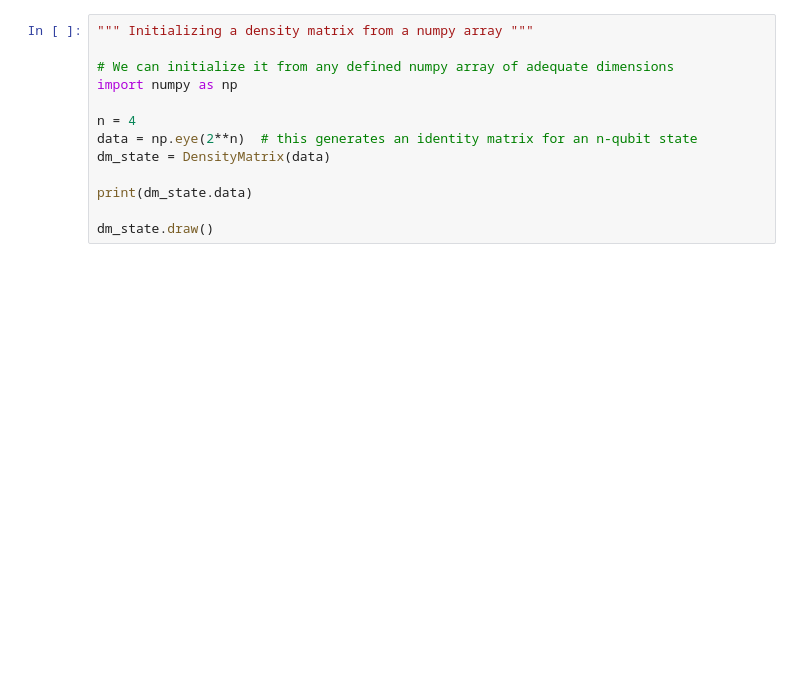
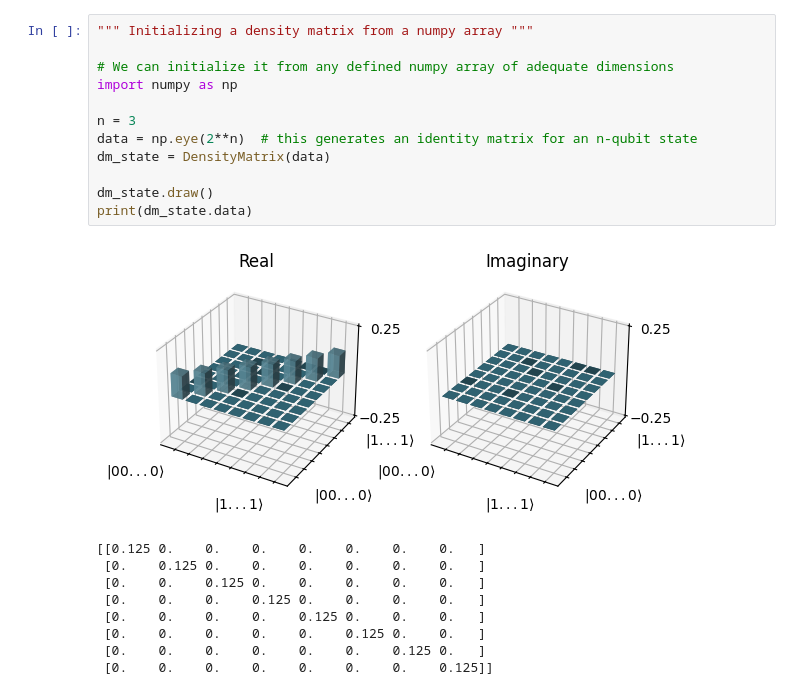
Before and after one commit to graphiq-dev/graphiq, a Jupyter notebook: docs/examples/startup_guide/2_states.ipynb, the cells around one changed output. Cells and saved outputs as stored; diff of their text form; blank space fills up the shorter version.

```diff
--- a/docs/examples/startup_guide/2_states.ipynb
+++ b/docs/examples/startup_guide/2_states.ipynb
@@ -42,16 +41,25 @@ ImportError: dlopen(/Library/Frameworks/Python.framework/Versions/3.10/lib/pytho
 # %%
 """ Initializing a density matrix from a numpy array """
 
 # We can initialize it from any defined numpy array of adequate dimensions
 import numpy as np
 
-n = 4
+n = 3
 data = np.eye(2**n)  # this generates an identity matrix for an n-qubit state
 dm_state = DensityMatrix(data)
 
+dm_state.draw()
 print(dm_state.data)
-
-dm_state.draw()
+# %% [output]
+[figure, added]
+[[0.125 0.    0.    0.    0.    0.    0.    0.   ]
+ [0.    0.125 0.    0.    0.    0.    0.    0.   ]
+ [0.    0.    0.125 0.    0.    0.    0.    0.   ]
+ [0.    0.    0.    0.125 0.    0.    0.    0.   ]
+ [0.    0.    0.    0.    0.125 0.    0.    0.   ]
+ [0.    0.    0.    0.    0.    0.125 0.    0.   ]
+ [0.    0.    0.    0.    0.    0.    0.125 0.   ]
+ [0.    0.    0.    0.    0.    0.    0.    0.125]]
 # %%
 """ Initializing a state with density matrix helper functions """
 
```
Also changed, not shown: parts of 38 cells of this notebook, 7 other files.
